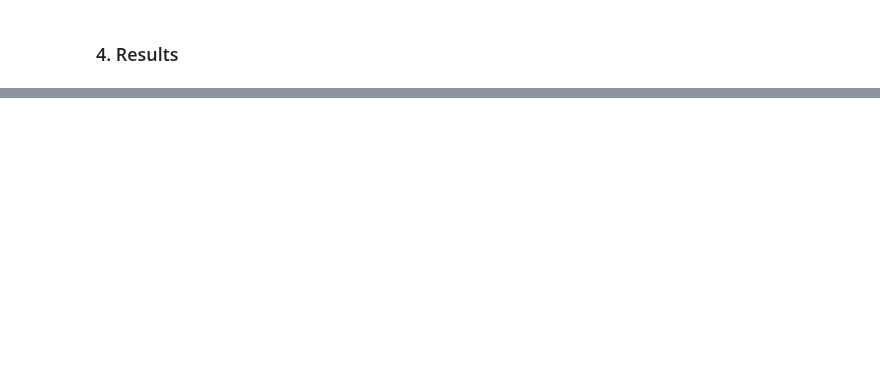
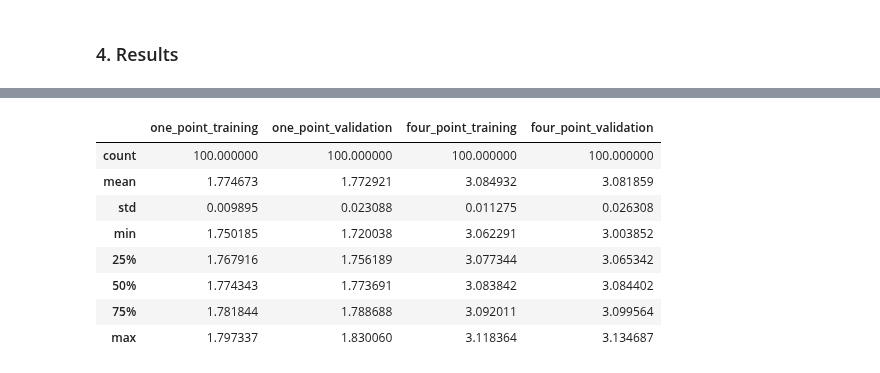
Before and after one commit to gperdrizet/kaggle_microbusiness, a Jupyter notebook: notebooks/08-crossvalidation_benchmark_naive_model.ipynb, the cells around one changed output, grey strips where cells are left out. Cells and saved outputs as stored; diff of their text form; code cells hidden in the pictures; blank space fills up the shorter version.

```diff
--- a/notebooks/08-crossvalidation_benchmark_naive_model.ipynb
+++ b/notebooks/08-crossvalidation_benchmark_naive_model.ipynb
@@ -190,3 +194,15 @@ smape_scores_df.head()
+# %%
+smape_scores_df.describe()
+# %% [output]
+|  | one_point_training | one_point_validation | four_point_training | four_point_validation |
+| count | 100.000000 | 100.000000 | 100.000000 | 100.000000 |
+| mean | 1.774673 | 1.772921 | 3.084932 | 3.081859 |
+| std | 0.009895 | 0.023088 | 0.011275 | 0.026308 |
+| min | 1.750185 | 1.720038 | 3.062291 | 3.003852 |
+| 25% | 1.767916 | 1.756189 | 3.077344 | 3.065342 |
+| 50% | 1.774343 | 1.773691 | 3.083842 | 3.084402 |
+| 75% | 1.781844 | 1.788688 | 3.092011 | 3.099564 |
+| max | 1.797337 | 1.830060 | 3.118364 | 3.134687 |
 # %%
 one_point_smape_scores_df = smape_scores_df[['one_point_training', 'one_point_validation']]
 ax = one_point_smape_scores_df.plot.kde(xlabel = 'SMAPE')
```
Also changed, not shown: parts of 15 cells of this notebook.
